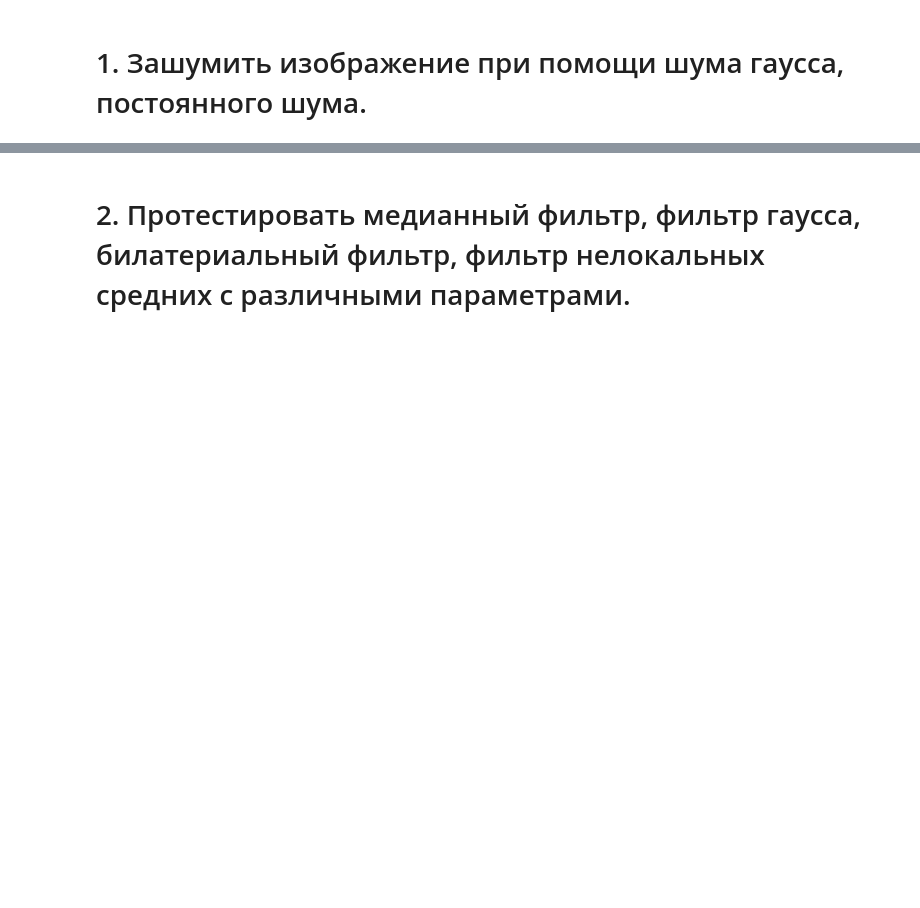
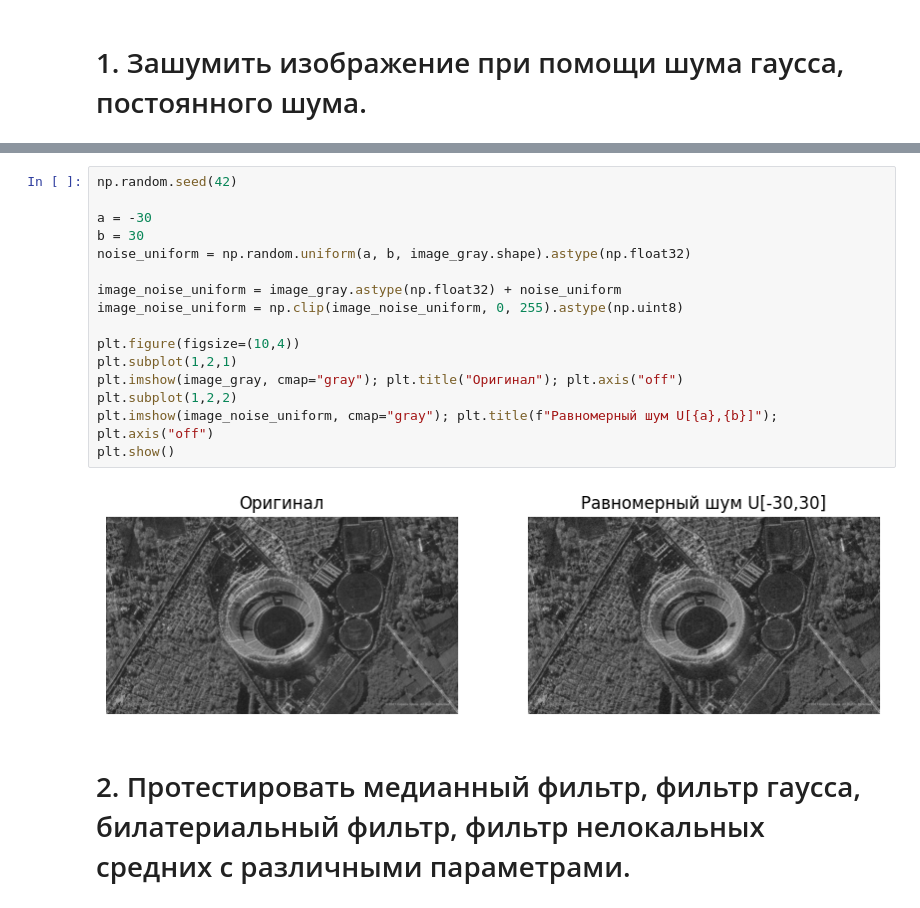
Before and after one commit to danyagalkin2/OI, a Jupyter notebook: practice2/task2.ipynb, the cells around one changed output, grey strips where cells are left out. Drawn from its saved outputs; the diff is of its cells as text; blank space fills up the shorter version.

```diff
--- a/practice2/task2.ipynb
+++ b/practice2/task2.ipynb
@@ -50,2 +42,20 @@ plt.imshow(image_noise, cmap="gray")
+# %%
+np.random.seed(42)
+
+a = -30
+b = 30
+noise_uniform = np.random.uniform(a, b, image_gray.shape).astype(np.float32)
+
+image_noise_uniform = image_gray.astype(np.float32) + noise_uniform
+image_noise_uniform = np.clip(image_noise_uniform, 0, 255).astype(np.uint8)
+
+plt.figure(figsize=(10,4))
+plt.subplot(1,2,1)
+plt.imshow(image_gray, cmap="gray"); plt.title("Оригинал"); plt.axis("off")
+plt.subplot(1,2,2)
+plt.imshow(image_noise_uniform, cmap="gray"); plt.title(f"Равномерный шум U[{a},{b}]"); plt.axis("off")
+plt.show()
+# %% [output]
+[figure, added]
 # %% [markdown]
 # 2. Протестировать медианный фильтр, фильтр гаусса, билатериальный фильтр, фильтр нелокальных средних с различными параметрами.
```
Also changed, not shown: parts of 17 cells of this notebook.
